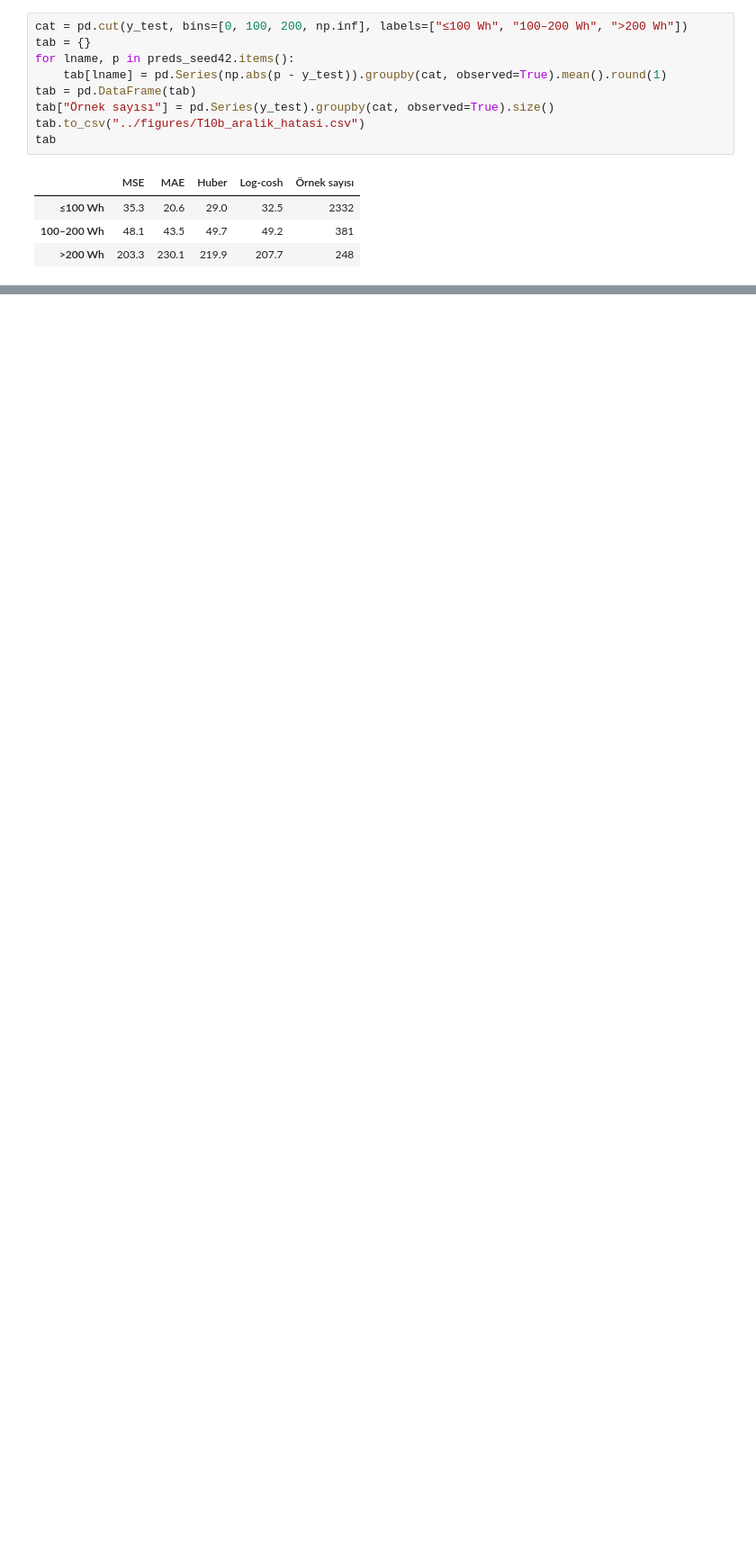
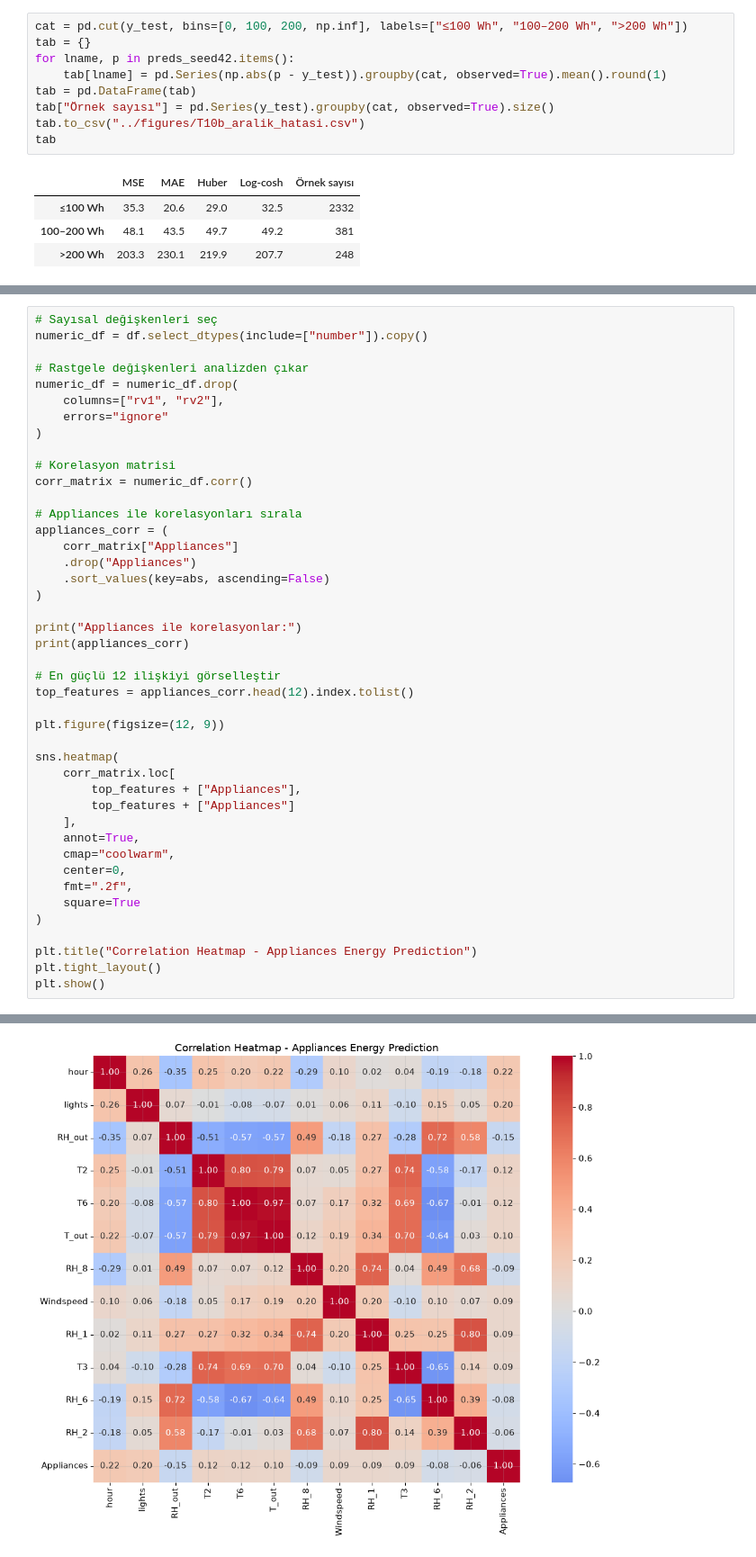
Before and after one commit to alperennakdeniz/loss-function-appliances-energy, a Jupyter notebook: notebooks/01_veri_kesfi.ipynb, the cells around one changed output, grey strips where cells are left out. Shown at 90% size. Drawn from its saved outputs; the diff is of its cells as text; blank space fills up the shorter version.

```diff
--- a/notebooks/01_veri_kesfi.ipynb
+++ b/notebooks/01_veri_kesfi.ipynb
@@ -858,0 +1069,44 @@ tab
+# %%
+# Sayısal değişkenleri seç
+numeric_df = df.select_dtypes(include=["number"]).copy()
+
+# Rastgele değişkenleri analizden çıkar
+numeric_df = numeric_df.drop(
+    columns=["rv1", "rv2"],
+    errors="ignore"
+)
+
+# Korelasyon matrisi
+corr_matrix = numeric_df.corr()
+
+# Appliances ile korelasyonları sırala
+appliances_corr = (
+    corr_matrix["Appliances"]
+    .drop("Appliances")
+    .sort_values(key=abs, ascending=False)
+)
+
+print("Appliances ile korelasyonlar:")
+print(appliances_corr)
+
+# En güçlü 12 ilişkiyi görselleştir
+top_features = appliances_corr.head(12).index.tolist()
+
+plt.figure(figsize=(12, 9))
+
+sns.heatmap(
+    corr_matrix.loc[
+        top_features + ["Appliances"],
+        top_features + ["Appliances"]
+    ],
+    annot=True,
+    cmap="coolwarm",
+    center=0,
+    fmt=".2f",
+    square=True
+)
+
+plt.title("Correlation Heatmap - Appliances Energy Prediction")
+plt.tight_layout()
+plt.show()
+# %% [output]
@@ -858,0 +1130 @@ tab
+[figure, added]
```
Also changed, not shown: parts of 9 cells of this notebook, 3 other files.
